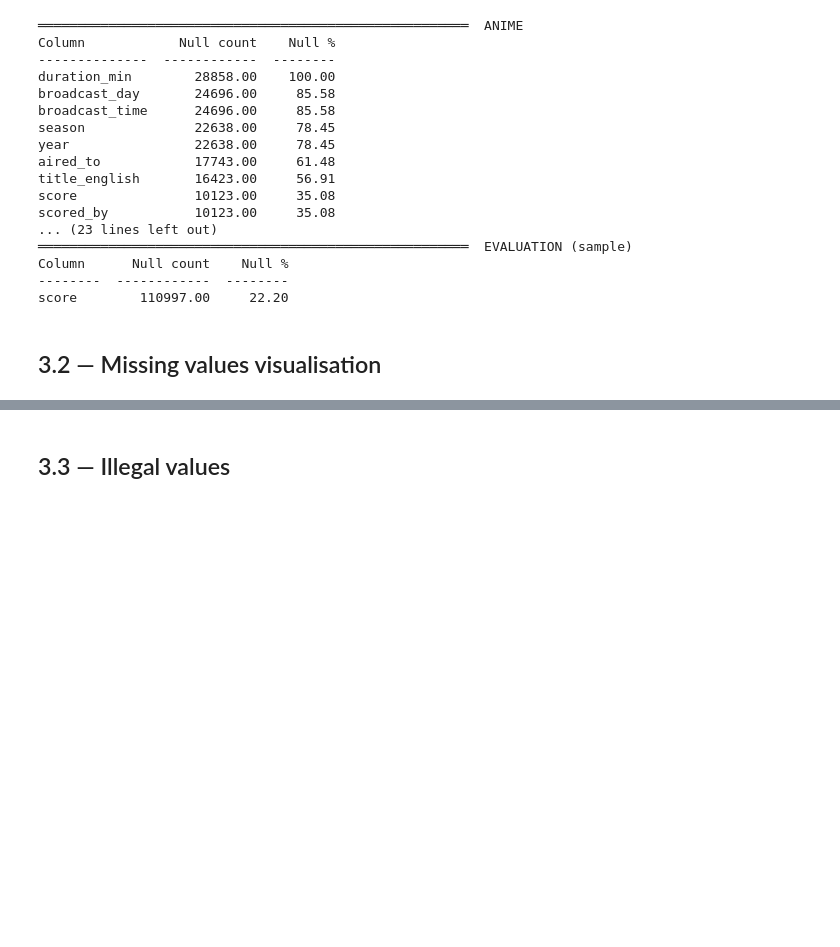
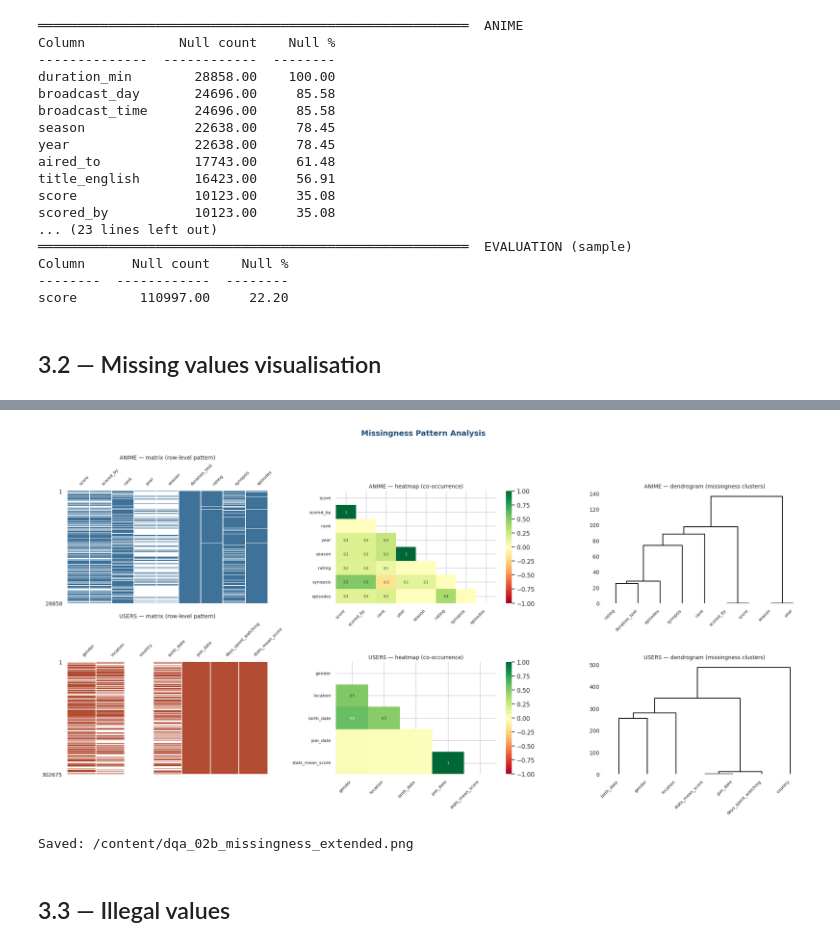
Before and after one commit to elisagigliotti/mal-dw-project, a Jupyter notebook: MAL_DW_Project.ipynb, the cells around one changed output, grey strips where cells are left out. Saved outputs shown, nothing was run; the diff lists cells and outputs as text; code cells hidden in the pictures; blank space fills up the shorter version.

```diff
--- a/MAL_DW_Project.ipynb
+++ b/MAL_DW_Project.ipynb
@@ -917,3 +1325,51 @@ Saved: /content/dqa_01_missing.png
+# %%
+# ── Extended missingno visualisations ────────────────────────────────────────
+# anime_df and users_df are already in memory from §3.0.
+# We use a reduced column set for readability.
+
+ANIME_VIS_COLS = ['score', 'scored_by', 'rank', 'year', 'season',
+                  'duration_text', 'rating', 'synopsis', 'episodes']
+USER_VIS_COLS  = ['gender', 'location', 'country', 'birth_date',
+                  'join_date', 'days_spent_watching', 'stats_mean_score']
+
+fig, axes = plt.subplots(2, 3, figsize=(20, 10))
+fig.suptitle('Missingness Pattern Analysis', fontsize=14, fontweight='bold',
+             color='#1F4E79', y=1.01)
+
+# Row 0: anime
+msno.matrix(anime_df[ANIME_VIS_COLS], ax=axes[0, 0], fontsize=8,
+            sparkline=False, color=(0.25, 0.45, 0.60))
+axes[0, 0].set_title('ANIME — matrix (row-level pattern)', fontsize=10)
+
+msno.heatmap(anime_df[ANIME_VIS_COLS], ax=axes[0, 1], fontsize=8,
+             cmap='RdYlGn')
+axes[0, 1].set_title('ANIME — heatmap (co-occurrence)', fontsize=10)
+
+msno.dendrogram(anime_df[ANIME_VIS_COLS], ax=axes[0, 2], fontsize=8,
+                orientation='top')
+axes[0, 2].set_title('ANIME — dendrogram (missingness clusters)', fontsize=10)
+
+# Row 1: users
+msno.matrix(users_df[USER_VIS_COLS], ax=axes[1, 0], fontsize=8,
+            sparkline=False, color=(0.70, 0.30, 0.20))
+axes[1, 0].set_title('USERS — matrix (row-level pattern)', fontsize=10)
+
+msno.heatmap(users_df[USER_VIS_COLS], ax=axes[1, 1], fontsize=8,
+             cmap='RdYlGn')
+axes[1, 1].set_title('USERS — heatmap (co-occurrence)', fontsize=10)
+
+msno.dendrogram(users_df[USER_VIS_COLS], ax=axes[1, 2], fontsize=8,
+                orientation='top')
+axes[1, 2].set_title('USERS — dendrogram (missingness clusters)', fontsize=10)
+
+plt.tight_layout()
+plt.savefig('/content/dqa_02b_missingness_extended.png',
+            dpi=150, bbox_inches='tight', facecolor='white')
+plt.show()
+print('Saved: /content/dqa_02b_missingness_extended.png')
+# %% [output]
+[figure, added]
+Saved: /content/dqa_02b_missingness_extended.png
 # %% [markdown]
 ## 3.3 — Illegal values
 # %%
```
Also changed, not shown: parts of 46 cells of this notebook.
